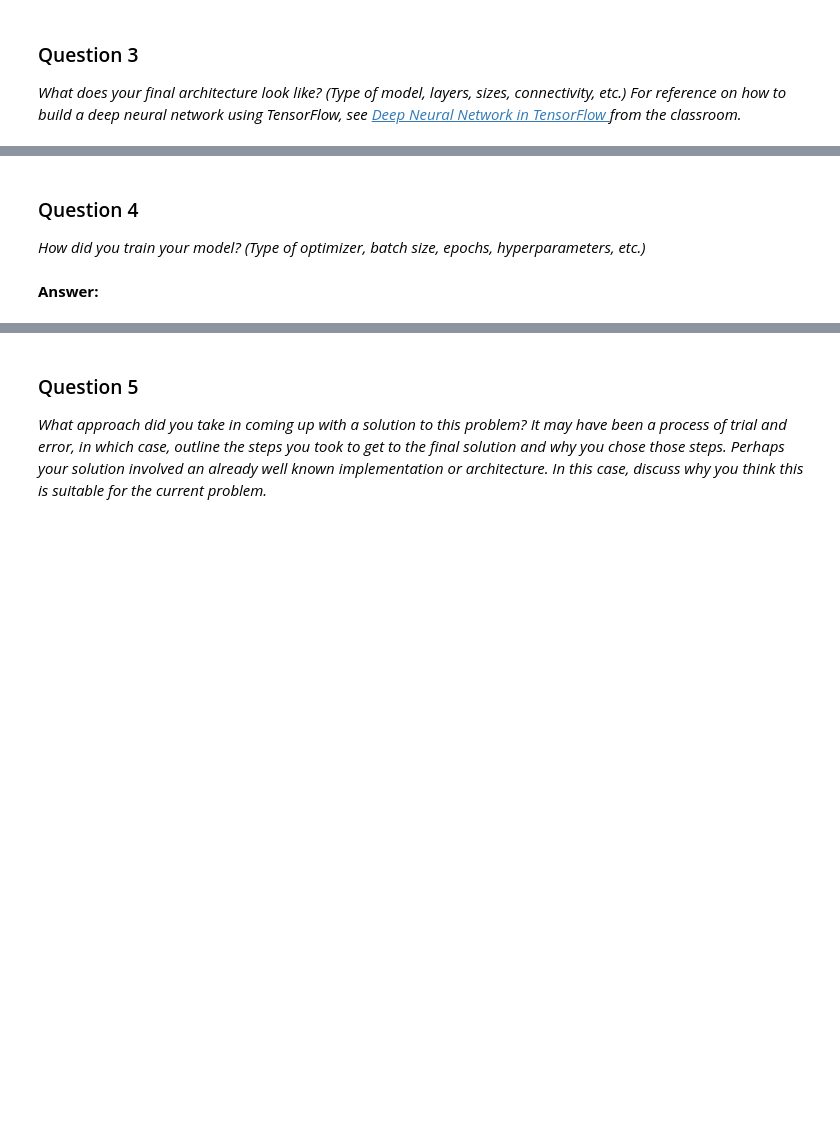
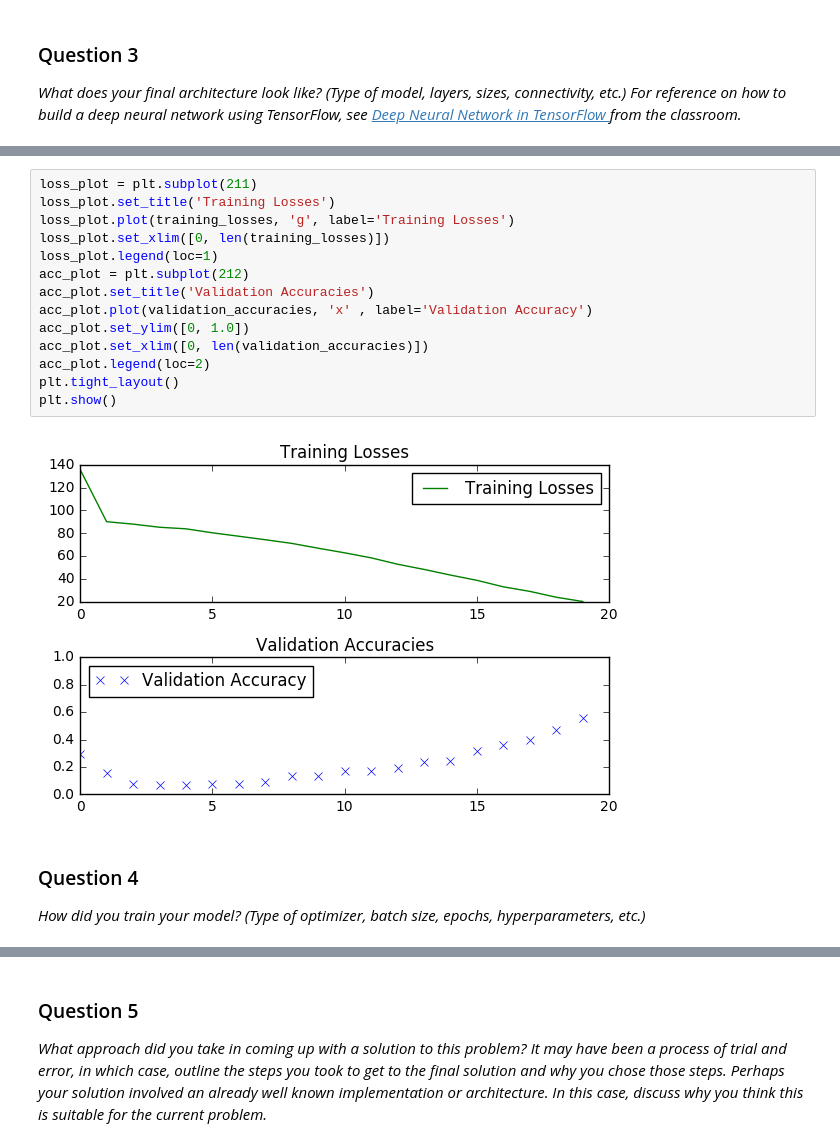
Before and after one commit to qpham01/udacity, a Jupyter notebook: sdcnd/CarND-Traffic-Sign-Classifier-Project/Traffic_Sign_Classifier.ipynb, the cells around one changed output, grey strips where cells are left out. Drawn from its saved outputs; the diff is of its cells as text; blank space fills up the shorter version.

```diff
--- a/sdcnd/CarND-Traffic-Sign-Classifier-Project/Traffic_Sign_Classifier.ipynb
+++ b/sdcnd/CarND-Traffic-Sign-Classifier-Project/Traffic_Sign_Classifier.ipynb
@@ -416,6 +448,20 @@ Test Accuracy = 0.963
+# %%
+loss_plot = plt.subplot(211)
+loss_plot.set_title('Training Losses')
+loss_plot.plot(training_losses, 'g', label='Training Losses')
+loss_plot.set_xlim([0, len(training_losses)])
+loss_plot.legend(loc=1)
+acc_plot = plt.subplot(212)
+acc_plot.set_title('Validation Accuracies')
+acc_plot.plot(validation_accuracies, 'x' , label='Validation Accuracy')
+acc_plot.set_ylim([0, 1.0])
+acc_plot.set_xlim([0, len(validation_accuracies)])
+acc_plot.legend(loc=2)
+plt.tight_layout()
+plt.show()
+# %% [output]
+[figure, added]
 # %% [markdown]
 ### Question 4
 
 _How did you train your model? (Type of optimizer, batch size, epochs, hyperparameters, etc.)_
-# %% [markdown]
-**Answer:**
```
Also changed, not shown: parts of 15 cells of this notebook, 16 other files.
